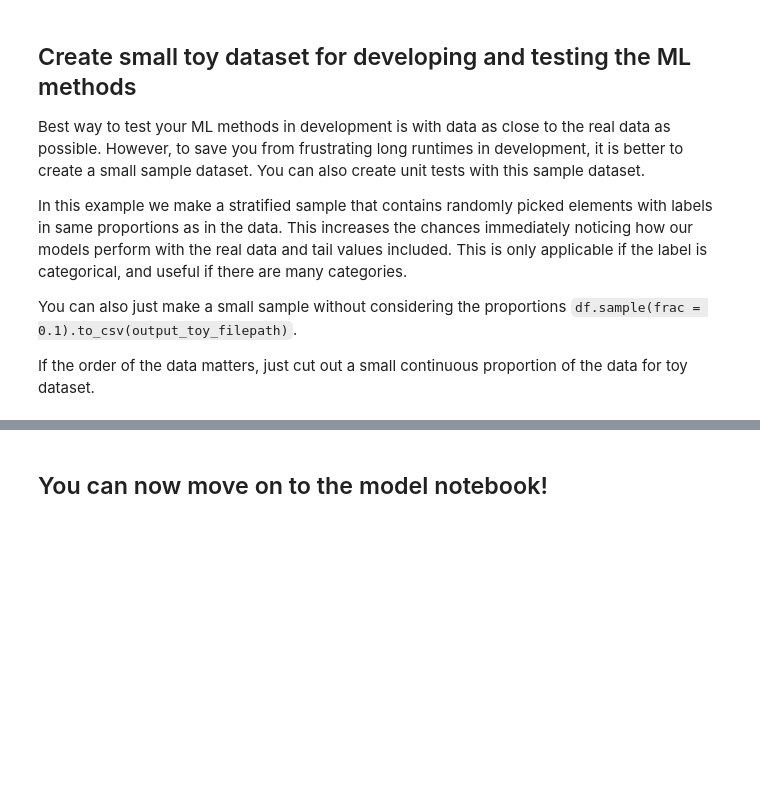
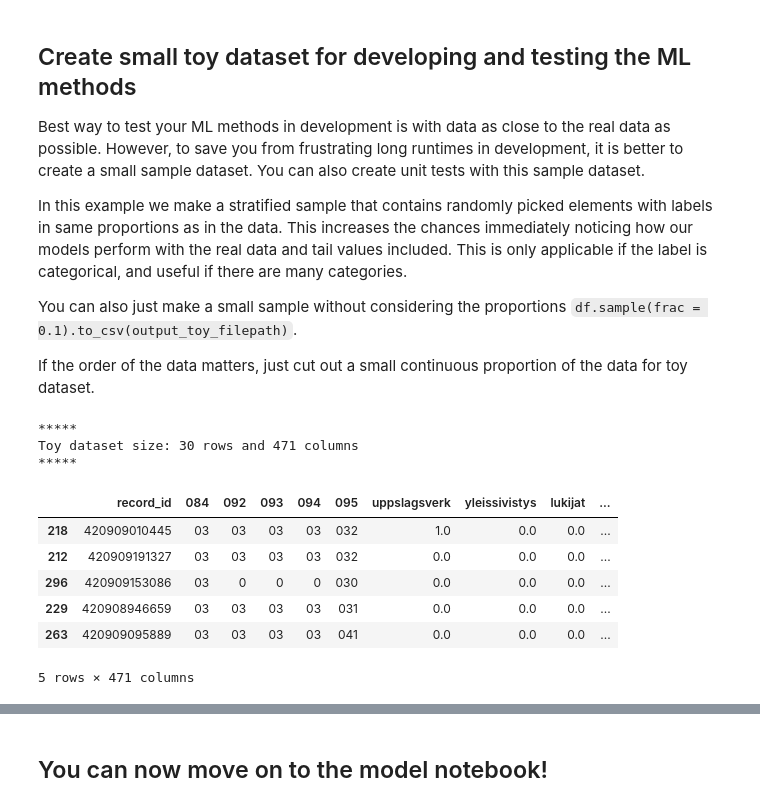
Before and after one commit to City-of-Helsinki/ml_hki_library_classifier, a Jupyter notebook: 00_data.ipynb, the cells around one changed output, grey strips where cells are left out. Saved outputs shown, nothing was run; the diff lists cells and outputs as text; code cells hidden in the pictures; blank space fills up the shorter version.

```diff
--- a/00_data.ipynb
+++ b/00_data.ipynb
@@ -770,14 +864,36 @@ If the order of the data matters, just cut out a small continuous proportion of
 # %%
 # create simple stratified sample of the notebook
 n_toy = 30  # number of samples
-toy_df = (
-    df.groupby("y1num", group_keys=False)
-    .apply(lambda x: x.sample(int(np.rint(n_toy * x.shape[0] / df.shape[0]))))
-    .sample(frac=1)
-    .reset_index(drop=True)
-)
+
+
+# toy_df = (
+#    one_ykl_class_df.groupby("record_id", group_keys=False)
+#    .apply(
+#        lambda x: x.sample(int(np.rint(n_toy * x.shape[0] / one_ykl_class_df.shape[0])))
+#    )
+#    .sample(frac=1)
+#    .reset_index(drop=True)
+# )
 
 # alternatively:
-# toy_df = df.sample(frac = n_toy/df.shape[0]) # if simple stratification is not applicable
+toy_df = one_ykl_class_df.sample(
+    frac=n_toy / one_ykl_class_df.shape[0]
+)  # if simple stratification is not applicable
 # toy_df = df.iloc[:n_toy,:] # with time series data. consider the size of n_toy
+
+
+print(f"\n*****")
+print(f"Toy dataset size: {toy_df.shape[0]} rows and {toy_df.shape[1]} columns")
+print(f"*****\n")
 toy_df.head()
+# %% [output]
+*****
+Toy dataset size: 30 rows and 471 columns
+*****
+|  | record_id | 084 | 092 | 093 | 094 | 095 | uppslagsverk | yleissivistys | lukijat | ... |
+| 218 | 420909010445 | 03 | 03 | 03 | 03 | 032 | 1.0 | 0.0 | 0.0 | ... |
+| 212 | 420909191327 | 03 | 03 | 03 | 03 | 032 | 0.0 | 0.0 | 0.0 | ... |
+| 296 | 420909153086 | 03 | 0 | 0 | 0 | 030 | 0.0 | 0.0 | 0.0 | ... |
+| 229 | 420908946659 | 03 | 03 | 03 | 03 | 031 | 0.0 | 0.0 | 0.0 | ... |
+| 263 | 420909095889 | 03 | 03 | 03 | 03 | 041 | 0.0 | 0.0 | 0.0 | ... |
+5 rows × 471 columns
```
Also changed, not shown: parts of 5 cells of this notebook.
